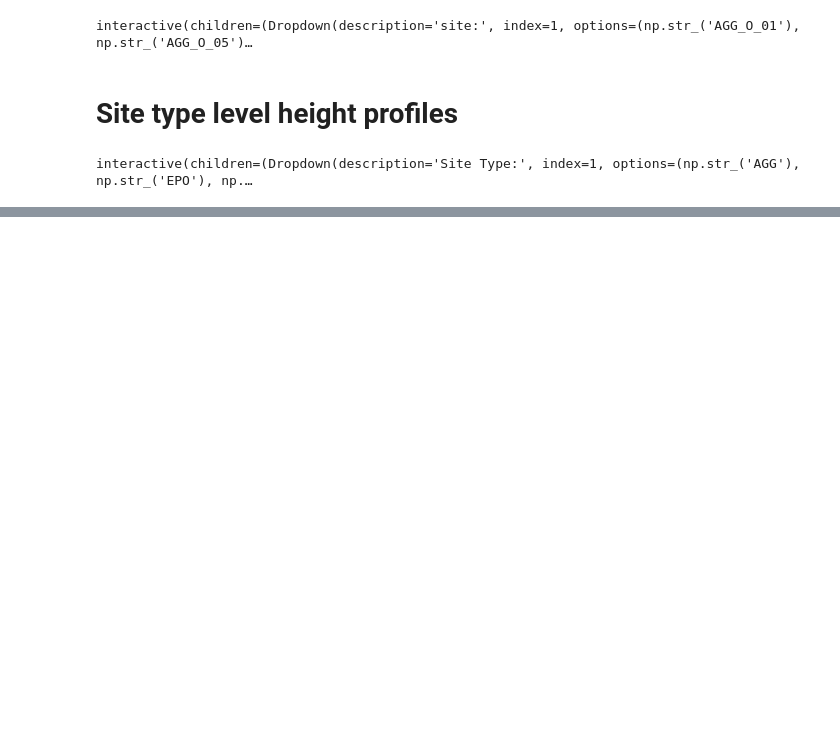
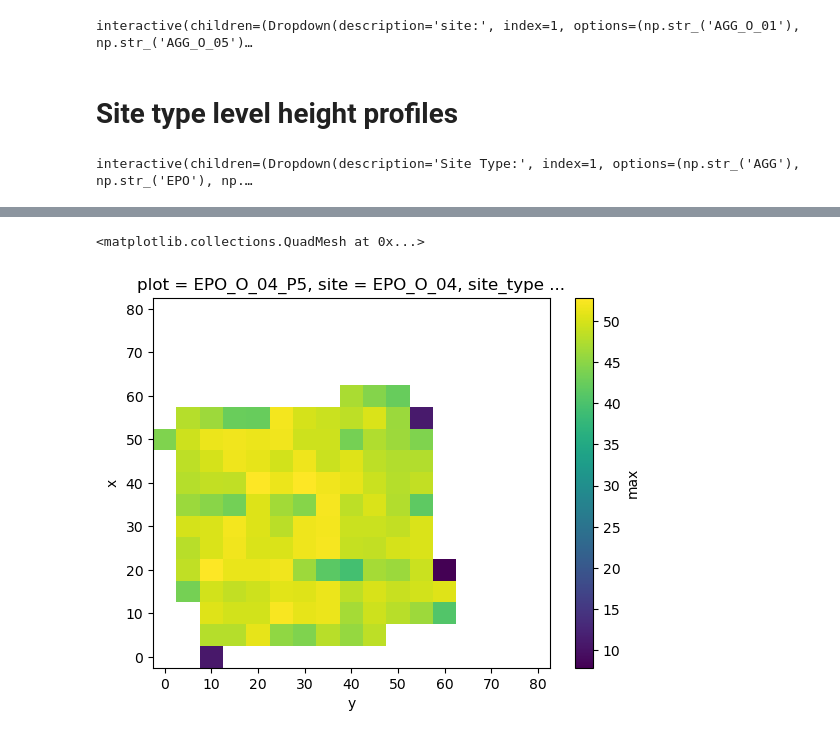
Before and after one commit to jameswesc/masters-thesis, a Jupyter notebook: notebooks/96_veg_profiles.ipynb, the cells around one changed output, grey strips where cells are left out. Cells and saved outputs as stored; diff of their text form; code cells hidden in the pictures; blank space fills up the shorter version.

```diff
--- a/notebooks/96_veg_profiles.ipynb
+++ b/notebooks/96_veg_profiles.ipynb
@@ -202,0 +404,5 @@ interactive(children=(Dropdown(description='Site Type:', index=1, options=(np.st
+# %%
+gridded_ds.sel(plot=plot)['max'].plot()
+# %% [output]
+<matplotlib.collections.QuadMesh at 0x...>
+[figure, added]
```
Also changed, not shown: parts of 13 cells of this notebook, 2 other files.
